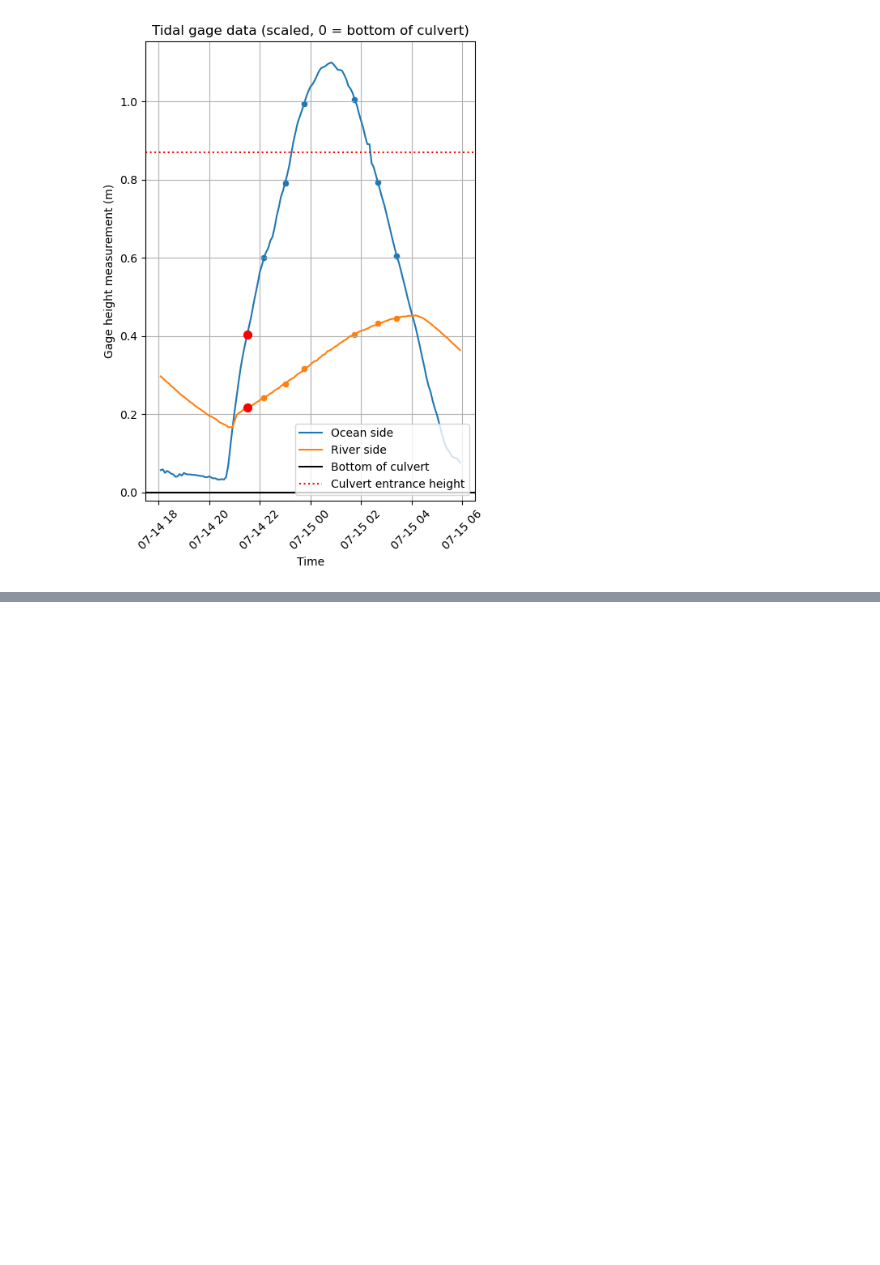
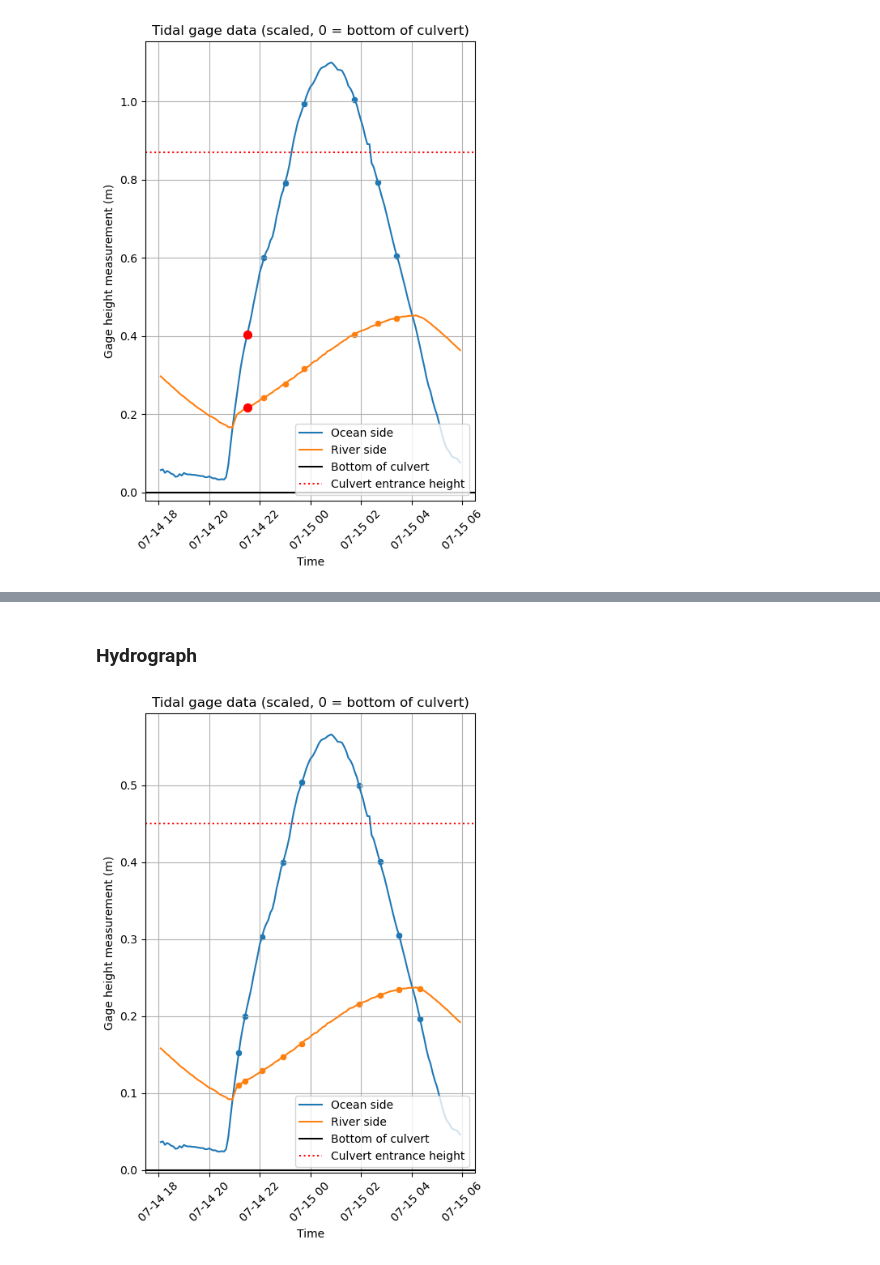
Before and after one commit to clairewang23/hre-model, a Jupyter notebook: Tidal gage/read_gage_data.ipynb, the cells around one changed output, grey strips where cells are left out. Cells and saved outputs as stored; diff of their text form; code cells hidden in the pictures; blank space fills up the shorter version.

```diff
--- a/Tidal gage/read_gage_data.ipynb
+++ b/Tidal gage/read_gage_data.ipynb
@@ -133,0 +147,2 @@ plt.show()
+# %%
+gage_6scale = pd.DataFrame({'datetime':gage['datetime'],'Ocean side':gage['Ocean side']/6 * 0.3048, 'River side':gage['River side']/6 * 0.3048, 'Head':gage['head']/6 * 0.3048})
@@ -133,0 +190,25 @@ plt.show()
+# %% [markdown]
+### Hydrograph
+# %%
+# create plot with culvert top and bottom, showing height relative to the bottom of the culvert.
+
+plt.figure(figsize=(5,7))
+
+plt.plot(gage_6scale['datetime'], gage_6scale['Ocean side']+0.19, label='Ocean side')
+plt.plot(gage_6scale['datetime'], gage_6scale['River side']+0.19, label='River side')
+sns.scatterplot(x='Datetime', y='Ocean pts', data=trial_data)
+sns.scatterplot(x='Datetime', y='River pts', data=trial_data)
+
+plt.axhline(0, color='black', label='Bottom of culvert')
+plt.axhline(0.26+0.19, linestyle=':', color='red', label='Culvert entrance height')
+
+plt.title('Tidal gage data (scaled, 0 = bottom of culvert)')
+plt.xlabel('Time')
+plt.ylabel('Gage height measurement (m)')
+plt.xticks(rotation=45)
+plt.legend(loc='lower right')
+plt.tight_layout()
+plt.grid(True)
+plt.show()
+# %% [output]
+[figure, added]
```
Also changed, not shown: parts of 9 cells of this notebook, 8 other files.
